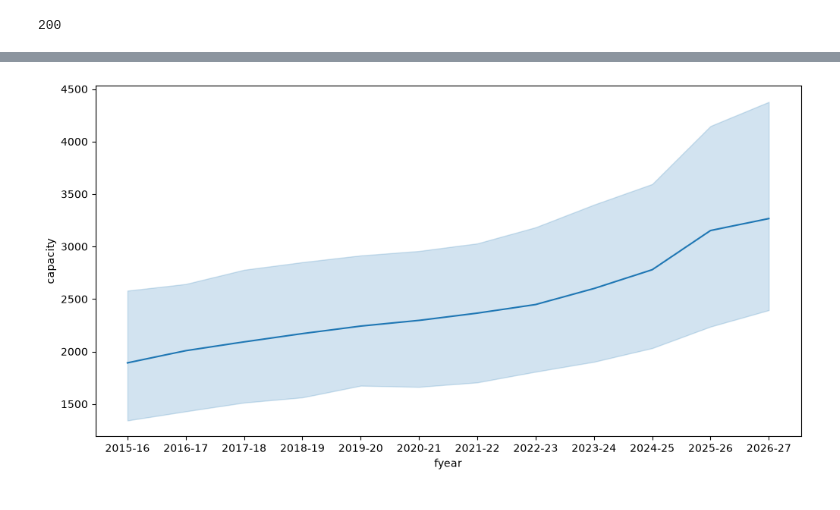
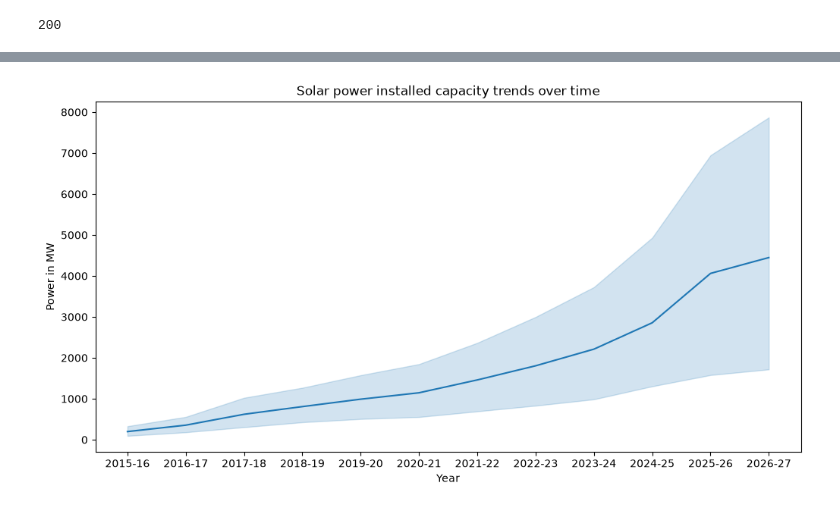
Before and after one commit to marvinminhaz/Solar-Curtailment-Project, a Jupyter notebook: notebooks/data-preparation.ipynb, the cells around one changed output, grey strips where cells are left out. Cells and saved outputs as stored; diff of their text form; code cells hidden in the pictures.

```diff
--- a/notebooks/data-preparation.ipynb
+++ b/notebooks/data-preparation.ipynb
@@ -98,2 +78,3 @@ if isinstance(data, list):
 # %%
-df[df['source'].str.strip() =='solar']
+df = df[df['source'].str.strip() =='solar']
+df.to_csv('../data/raw/niti_aayog/solar-installed-capacity-trends-15to26.csv', index=False)
@@ -114,6 +102,9 @@ df[df['source'].str.strip() =='solar']
 # %%
 plt.figure(figsize=(12,6))
 sns.lineplot(x=df.fyear, y=df.capacity)
+plt.title('Solar power installed capacity trends over time')
+plt.xlabel('Year')
+plt.ylabel('Power in MW')
 plt.show()
 # %% [output]
-[figure, old version]
+[figure, new version]
```
Also changed, not shown: parts of 6 cells of this notebook.
